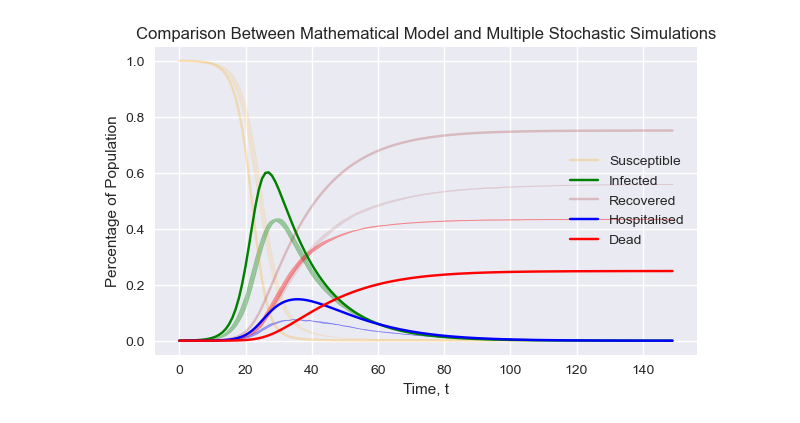
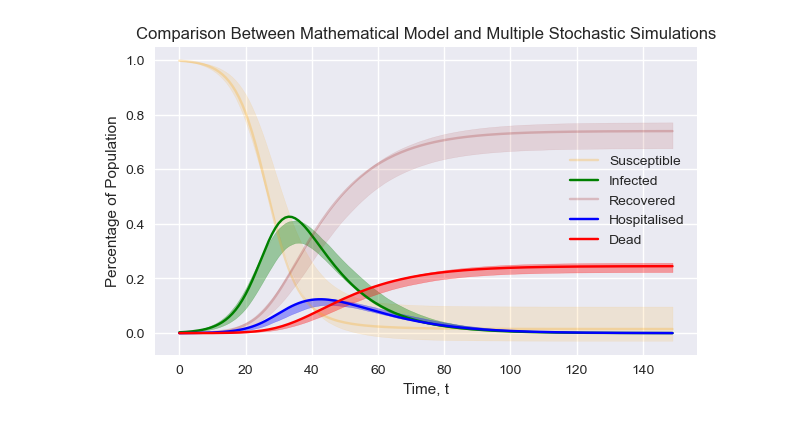
Before and after one commit to lucaswarwick02/Part-III-Individual-Project, a Jupyter notebook: notebooks/mathematical_comparison.ipynb, the cells around one changed output. Saved outputs shown, nothing was run; the diff lists cells and outputs as text; code cells hidden in the pictures.

Commit message:
Actually update mathematical plot to seaborn

```diff
--- a/notebooks/mathematical_comparison.ipynb
+++ b/notebooks/mathematical_comparison.ipynb
@@ -9,9 +9,9 @@ import seaborn as sns
 
 plt.style.use('seaborn')
 # %%
-run_folder = '154432_15032023'
+run_folder = 'mathematical'
 
-run_folder_path = os.path.join(os.path.abspath('../'), 'out', run_folder)
+run_folder_path = os.path.join(os.path.abspath('../'), 'records', run_folder)
 
 mathematical_df = pd.read_csv(os.path.join(run_folder_path, 'mathematical.csv'))
 stochastic_states_df = pd.read_csv(os.path.join(run_folder_path, 'states.csv'))
@@ -35,31 +35,31 @@ params = {
         'FillAlpha': 0.125,
     },
     'Hospitalised': {
         'Color': 'blue',
         'Alpha': 1,
         'FillAlpha': 0.35,
     },
     'Dead': {
         'Color': 'red',
         'Alpha': 1,
         'FillAlpha': 0.35,
     },
 }
 
 plt.figure(figsize=(7, 4))
 plt.title('Comparison Between Mathematical Model and Multiple Stochastic Simulations')
 plt.xlabel('Time, t')
 plt.ylabel('Percentage of Population')
 
 for key in params.keys():
     plt.plot(X, mathematical_df[key].values, color=params[key]['Color'], label=key, alpha=params[key]['Alpha'])
 
     y1 = stochastic_states_df[key].values + stochastic_states_df[key + '_STD'].values
     y2 = stochastic_states_df[key].values - stochastic_states_df[key + '_STD'].values
 
     plt.fill_between(X, y1, y2, alpha=params[key]['FillAlpha'], color=params[key]['Color'])
 
 plt.legend()
 plt.show()
 # %% [output]
-[figure, old version]
+[figure, new version]
```
Also changed, not shown: 17 other files.
